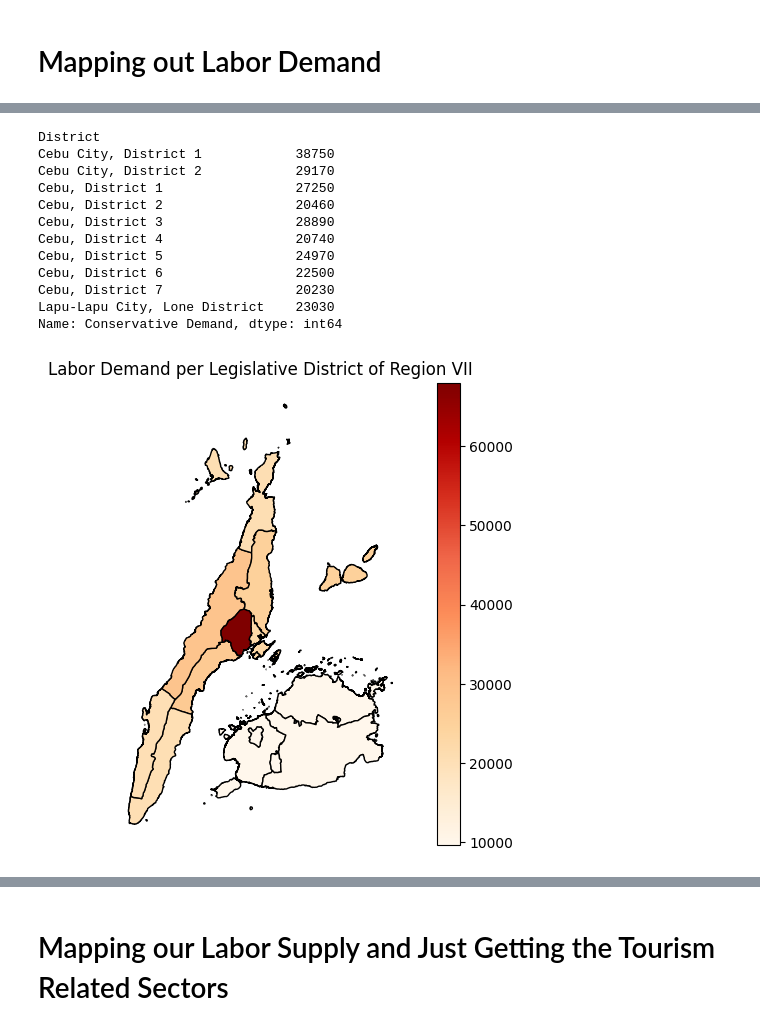
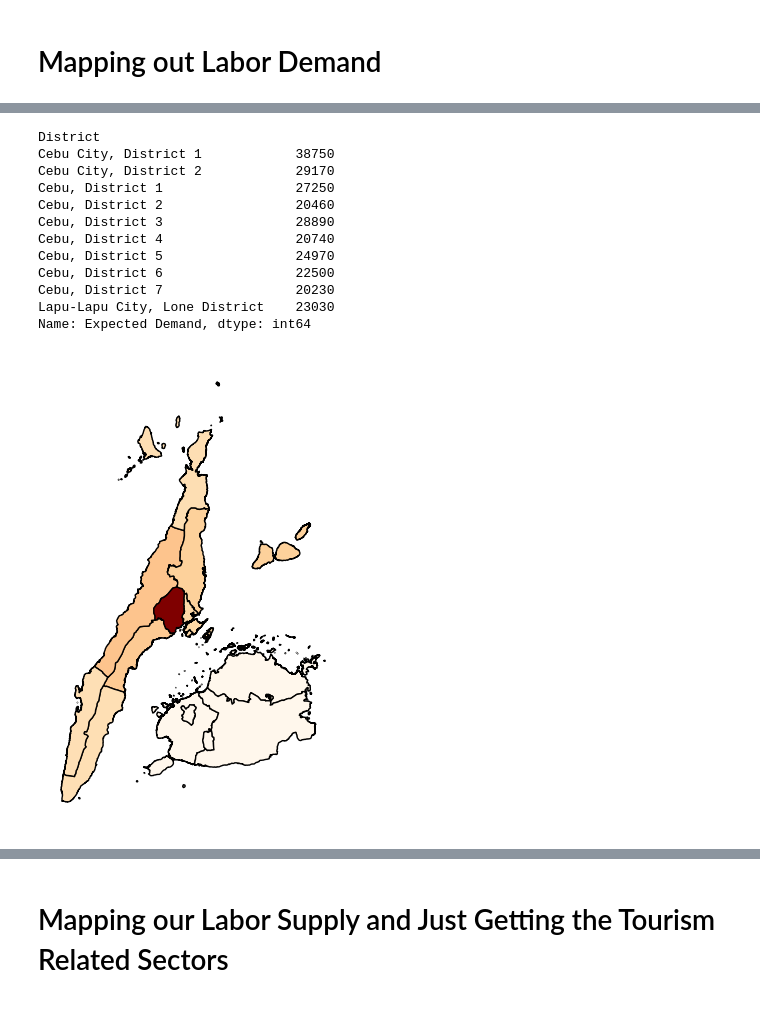
Before and after one commit to BSDSBA-JF/wadwani_intern, a Jupyter notebook: 03_tesda_cebu/CEBU/05_mapping_labor_market.ipynb, the cells around one changed output, grey strips where cells are left out. Drawn from its saved outputs; the diff is of its cells as text; code cells hidden in the pictures.

```diff
--- a/03_tesda_cebu/CEBU/05_mapping_labor_market.ipynb
+++ b/03_tesda_cebu/CEBU/05_mapping_labor_market.ipynb
@@ -188,5 +234,5 @@ central_visayas_gdf["District"] = central_visayas_gdf["corr_code"].apply(lambda
 # %%
-jobs_df.groupby('District')['Conservative Demand'].sum()
+jobs_df.groupby('District')['Expected Demand'].sum()
 # %% [output]
 District
 Cebu City, District 1            38750
@@ -199,34 +245,35 @@ Cebu, District 5                 24970
 Cebu, District 6                 22500
 Cebu, District 7                 20230
 Lapu-Lapu City, Lone District    23030
-Name: Conservative Demand, dtype: int64
+Name: Expected Demand, dtype: int64
 # %%
 # 3Create example labor demand per district
 labor_df = pd.DataFrame({
     "District": ["1st District", "2nd District", "3rd District", "4th District",
                  "5th District", "6th District", "7th District", "City of Cebu", "City of Lapu-Lapu",
                  "Bohol 1st District", "Bohol 2nd District", "Bohol 3rd District"],
     "LaborDemand": [27250, 20460, 28890, 20740, 24970, 22500, 20230, 38750+29170, 23030, 9666, 9666, 9666]
 })
 
 # Dissolve municipalities into districts
 district_gdf = central_visayas_gdf.dissolve(by="District", as_index=False)
 
 # Merge labor demand
 district_gdf = district_gdf.merge(labor_df, on="District")
 
 # Plot choropleth map
 fig, ax = plt.subplots(1, 1, figsize=(8, 6))
 district_gdf.plot(
     column="LaborDemand",
     ax=ax,
-    legend=True,
+    #legend=True,
     cmap="OrRd",
     edgecolor="black",
 )
 
-ax.set_title("Labor Demand per Legislative District of Region VII")
+#ax.set_title("Labor Demand per Legislative District of Region VII")
 ax.axis("off")
+plt.savefig('demand_choropleth.png', dpi=300, bbox_inches='tight')
 plt.show()
 # %% [output]
-[figure, old version]
+[figure, new version]
```
Also changed, not shown: parts of 8 cells of this notebook, 15 other files.
